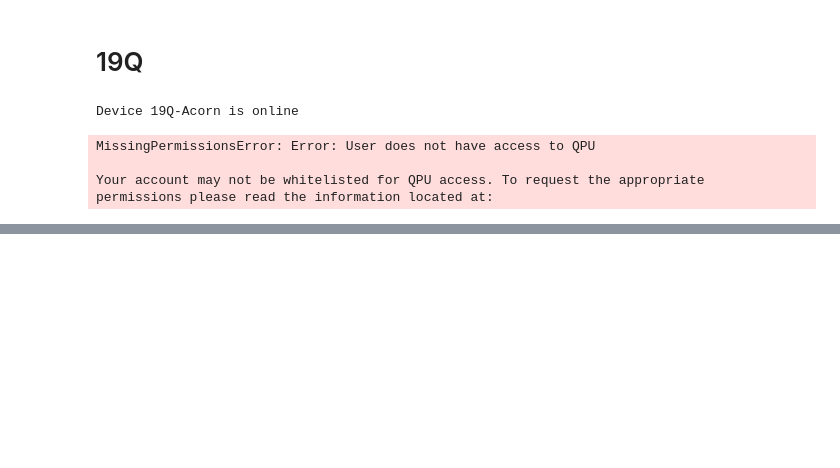
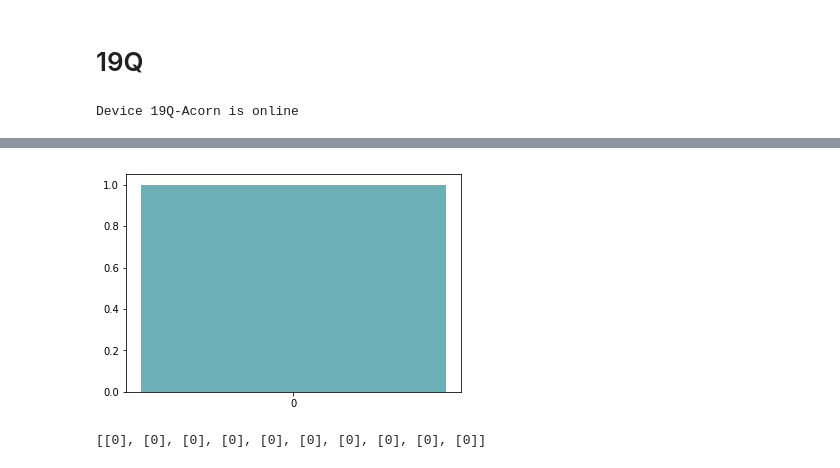
Before and after one commit to RQC-QApp/NNQST, a Jupyter notebook: seminars/02_rigetti_intro.ipynb, the cells around one changed output, grey strips where cells are left out. Saved outputs shown, nothing was run; the diff lists cells and outputs as text; code cells hidden in the pictures; blank space fills up the shorter version.

```diff
--- a/seminars/02_rigetti_intro.ipynb
+++ b/seminars/02_rigetti_intro.ipynb
@@ -253,18 +258,28 @@ for device in get_devices():
 # %% [output]
 Device 19Q-Acorn is online
 # %%
-from pyquil.quil import Program
-import pyquil.api as api
-from pyquil.gates import *
-qpu = api.QPUConnection('19Q-Acorn')
-p = Program(H(0), CNOT(0, 1), MEASURE(0, 0), MEASURE(1, 1))
-qpu.run_and_measure(p, [0, 1], 1000)
+# DON'T HAVE ACCESS TO 19Q CHIP :(
+
+# from pyquil.quil import Program
+# import pyquil.api as api
+# from pyquil.gates import *
+# qpu = api.QPUConnection('19Q-Acorn')
+# p = Program(H(0), CNOT(0, 1), MEASURE(0, 0), MEASURE(1, 1))
+# qpu.run_and_measure(p, [0, 1], 1000)
-# %% [output]
-MissingPermissionsError: Error: User does not have access to QPU
-
-Your account may not be whitelisted for QPU access. To request the appropriate
-permissions please read the information located at:
 # %% [markdown]
 ## Реализация квантовых цепей
 
 <img src="img/03_circuits.jpg" width="250px">
+# %%
+# Первая цепь.
+program = Program()
+
+result = qvm.wavefunction(program)
+result.plot()
+
+program.measure(0, 0)
+result = quantum_simulator.run(program, classical_addresses=[0], trials=10)
+print(result)
+# %% [output]
+[figure, added]
+[[0], [0], [0], [0], [0], [0], [0], [0], [0], [0]]
```
Also changed, not shown: parts of 17 cells of this notebook, 18 other files.
